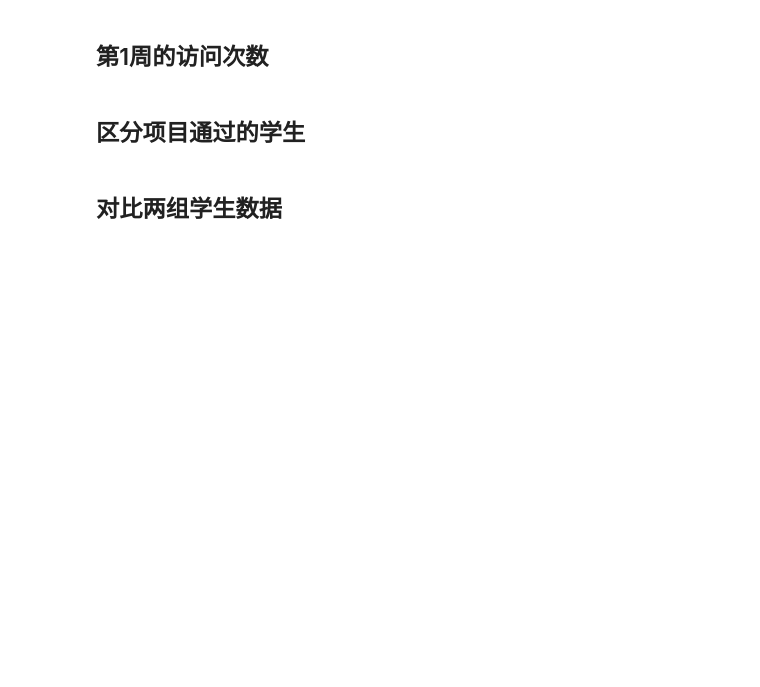
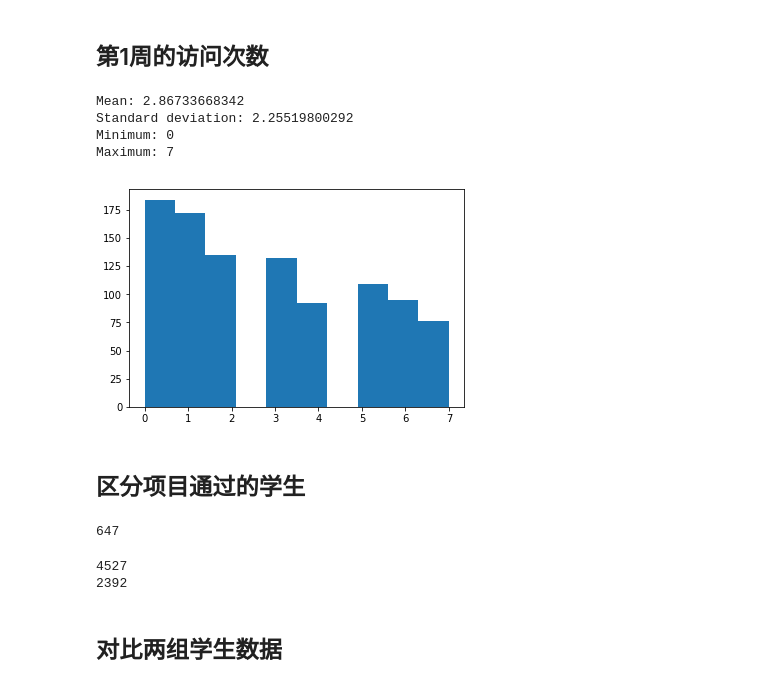
Before and after one commit to liuxiaozhu/data-analysis, a Jupyter notebook: l1-starter-code-zh-cn.ipynb, the cells around one changed output. Drawn from its saved outputs; the diff is of its cells as text; code cells hidden in the pictures; blank space fills up the shorter version.

```diff
--- a/l1-starter-code-zh-cn.ipynb
+++ b/l1-starter-code-zh-cn.ipynb
@@ -367,2 +416,12 @@ Maximum: 3564.7332645
+# %%
+days_visited_by_account = sum_grouped_items(engagement_by_account,
+                                            'has_visited')
+describe_data(days_visited_by_account.values())
+# %% [output]
+Mean: 2.86733668342
+Standard deviation: 2.25519800292
+Minimum: 0
+Maximum: 7
+[figure, added]
 # %% [markdown]
 ## 区分项目通过的学生
@@ -380,3 +428,40 @@ non_passing_engagement =
+# %%
+######################################
+#                 11                 #
+######################################
+
+## 创建两个付费学生第1周的互动数据列表（engagement）。第1个包含通过项目的学生，第2个包含没通过项目的学生。
+
+subway_project_lesson_keys = ['746169184', '3176718735']
+
+pass_subway_project = set()
+
+for submission in paid_submissions:
+    project = submission['lesson_key']
+    rating = submission['assigned_rating']
+
+    if ((project in subway_project_lesson_keys) and
+            (rating == 'PASSED' or rating == 'DISTINCTION')):
+        pass_subway_project.add(submission['account_key'])
+
+len(pass_subway_project)
+# %% [output]
+647
+# %%
+passing_engagement = []
+non_passing_engagement = []
+
+for engagement_record in paid_engagement_in_first_week:
+    if engagement_record['account_key'] in pass_subway_project:
+        passing_engagement.append(engagement_record)
+    else:
+        non_passing_engagement.append(engagement_record)
+
+print len(passing_engagement)
+print len(non_passing_engagement)
+# %% [output]
+4527
+2392
 # %% [markdown]
 ## 对比两组学生数据
 # %%
```
Also changed, not shown: parts of 14 cells of this notebook.
